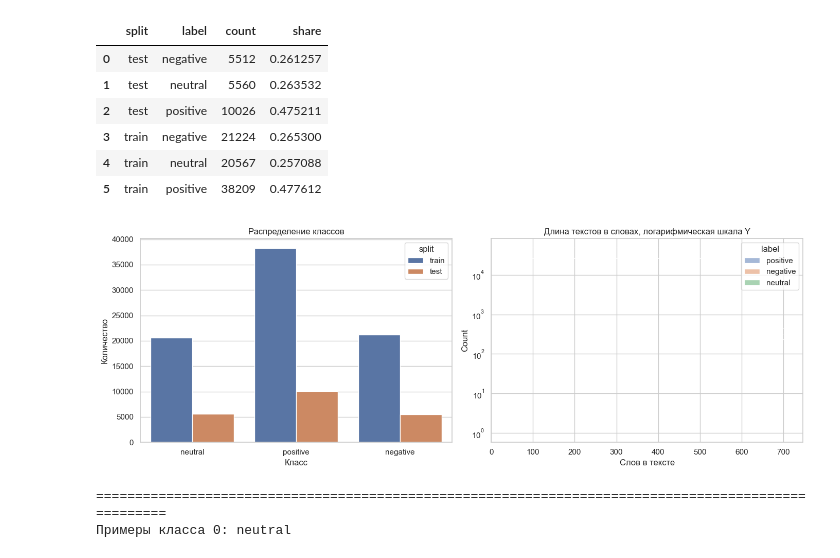
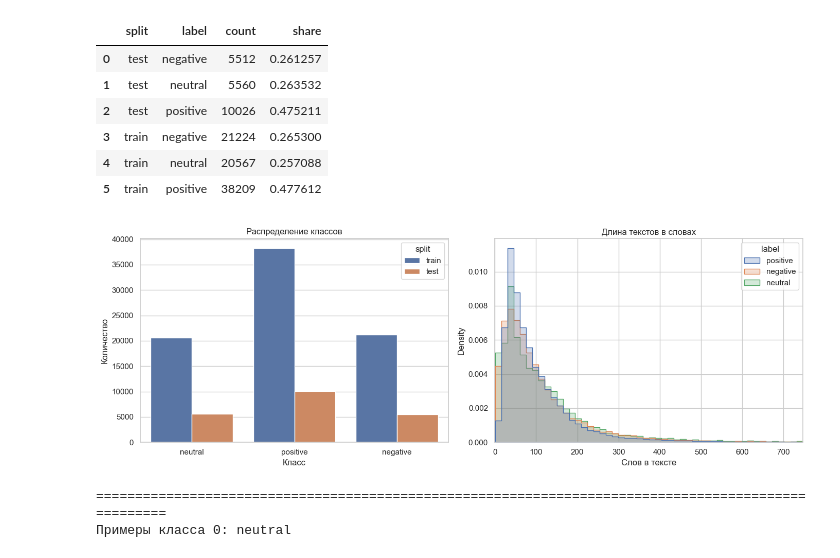
Before and after one commit to LanGraFyodor/RuSentiment, a Jupyter notebook: ru_sentiment_solution.ipynb, the cells around one changed output. Cells and saved outputs as stored; diff of their text form; code cells hidden in the pictures.

Commit message:
Fix EDA text length plot

```diff
--- a/ru_sentiment_solution.ipynb
+++ b/ru_sentiment_solution.ipynb
@@ -185,18 +185,29 @@ display(
 # %%
 fig, axes = plt.subplots(1, 2, figsize=(14, 5))
 sns.countplot(data=eda, x="label", hue="split", order=[LABEL_NAMES[i] for i in LABEL_ORDER], ax=axes[0])
 axes[0].set_title("Распределение классов")
 axes[0].set_xlabel("Класс")
 axes[0].set_ylabel("Количество")
 
-sns.histplot(data=eda, x="word_len", hue="label", bins=60, log_scale=(False, True), ax=axes[1])
-axes[1].set_xlim(0, eda["word_len"].quantile(0.99))
-axes[1].set_title("Длина текстов в словах, логарифмическая шкала Y")
+word_len_p99 = eda["word_len"].quantile(0.99)
+eda_len_plot = eda.loc[eda["word_len"].le(word_len_p99)].copy()
+sns.histplot(
+    data=eda_len_plot,
+    x="word_len",
+    hue="label",
+    bins=50,
+    element="step",
+    stat="density",
+    common_norm=False,
+    ax=axes[1],
+)
+axes[1].set_xlim(0, word_len_p99)
+axes[1].set_title("Длина текстов в словах")
 axes[1].set_xlabel("Слов в тексте")
 plt.tight_layout()
 plt.show()
 # %% [output]
-[figure, old version]
+[figure, new version]
 # %%
 for label_id, label_name in LABEL_NAMES.items():
     print("\n" + "=" * 100)
```
